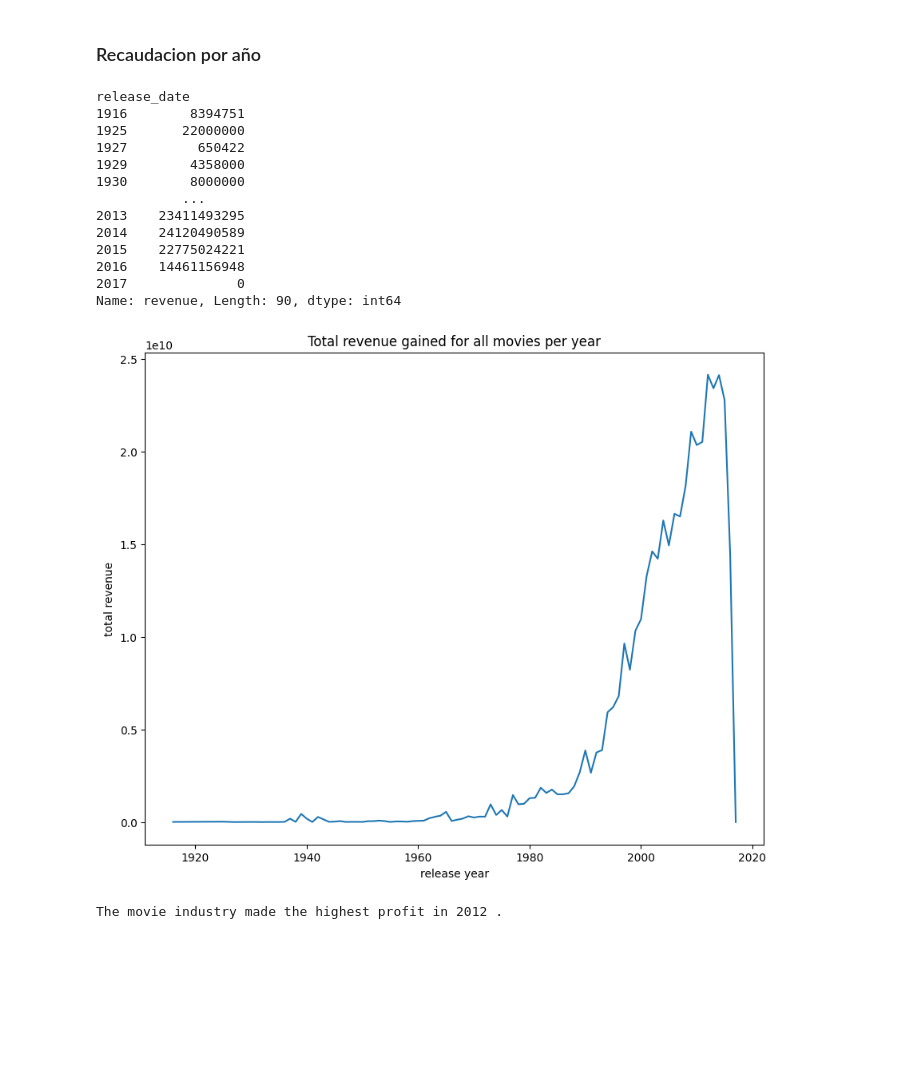
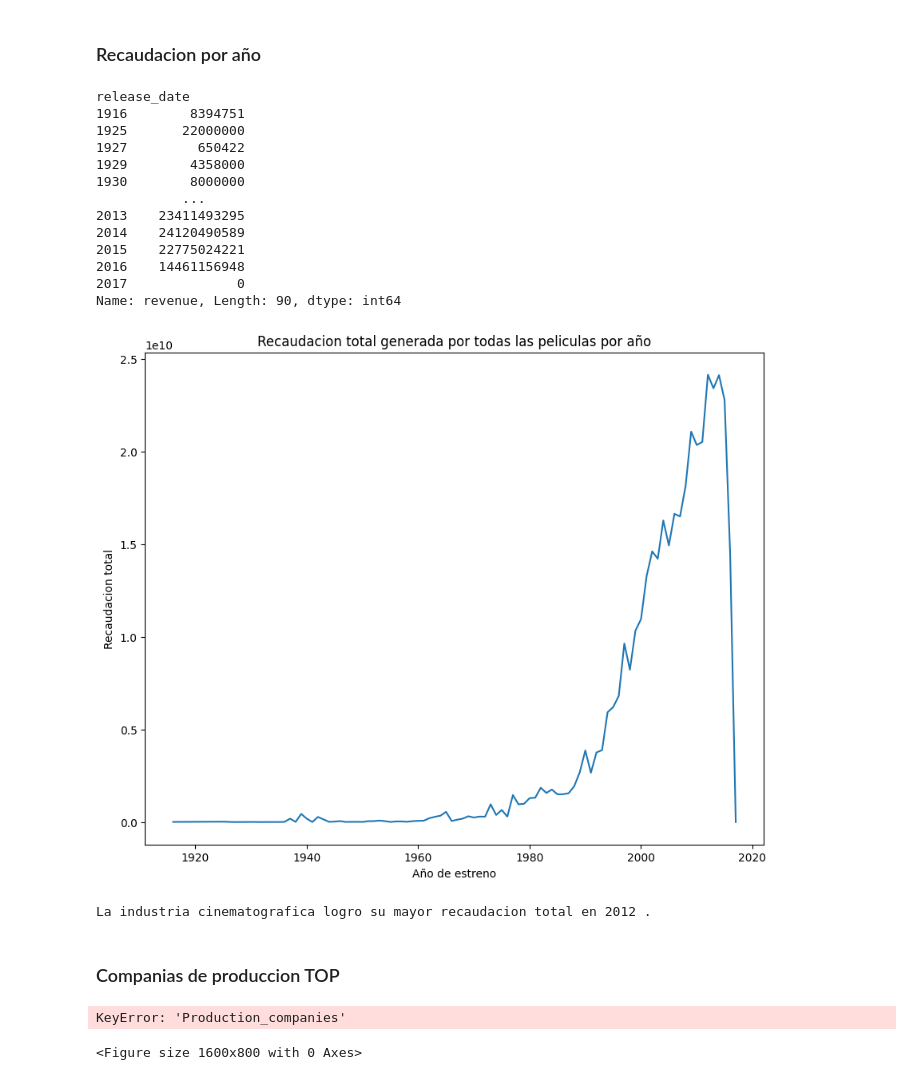
Before and after one commit to AleGallart/SATPython, a Jupyter notebook: Notebook.ipynb, the cells around one changed output. Drawn from its saved outputs; the diff is of its cells as text; code cells hidden in the pictures; blank space fills up the shorter version.

```diff
--- a/Notebook.ipynb
+++ b/Notebook.ipynb
@@ -145,30 +181,45 @@ Name: genres, Length: 4800, dtype: object
 # %%
 
 #paso a datetime object
 dataClean["release_date"] = pandas.to_datetime(dataClean["release_date"]) #lo paso a limpieza a esto
 revenue_peryear = dataClean.groupby(dataClean["release_date"].dt.year)['revenue'].sum()
 
 print(revenue_peryear)
 ax = revenue_peryear.plot(stacked=True, figsize=(10,8));
-ax.set(xlabel='release year', ylabel='total revenue', title = 'Total revenue gained for all movies per year')
+ax.set(xlabel='Año de estreno', ylabel='Recaudacion total', title = 'Recaudacion total generada por todas las peliculas por año')
 plt.show()
 
 max_revenue= revenue_peryear.idxmax()
 
-print('The movie industry made the highest profit in', max_revenue,'.')
+print('La industria cinematografica logro su mayor recaudacion total en', max_revenue,'.')
 # %% [output]
 release_date
 1916        8394751
 1925       22000000
 1927         650422
 1929        4358000
 1930        8000000
            ...
 2013    23411493295
 2014    24120490589
 2015    22775024221
 2016    14461156948
 2017              0
 Name: revenue, Length: 90, dtype: int64
-[figure, old version]
+[figure, new version]
-The movie industry made the highest profit in 2012 .
+La industria cinematografica logro su mayor recaudacion total en 2012 .
+# %% [markdown]
+### Companias de produccion TOP
+# %%
+# tambien es object 'Production companies', hay q resolver el error
+
+TOP_COMPANIAS = 15
+plt.figure(figsize=(16, 8))
+ax = sns.barplot(x='Counts', y='Value', data=dataClean['Production_companies'][:TOP_COMPANIAS], palette='Spectral')
+ax.set_title(label='Distribucion de las top {} companias'.format(TOP_COMPANIAS))
+ax.set_ylabel('')
+ax.set_xlabel('Number of movies')
+plt.show()
+# %% [output]
+KeyError: 'Production_companies'
+<Figure size 1600x800 with 0 Axes>
```
Also changed, not shown: parts of 4 cells of this notebook.
